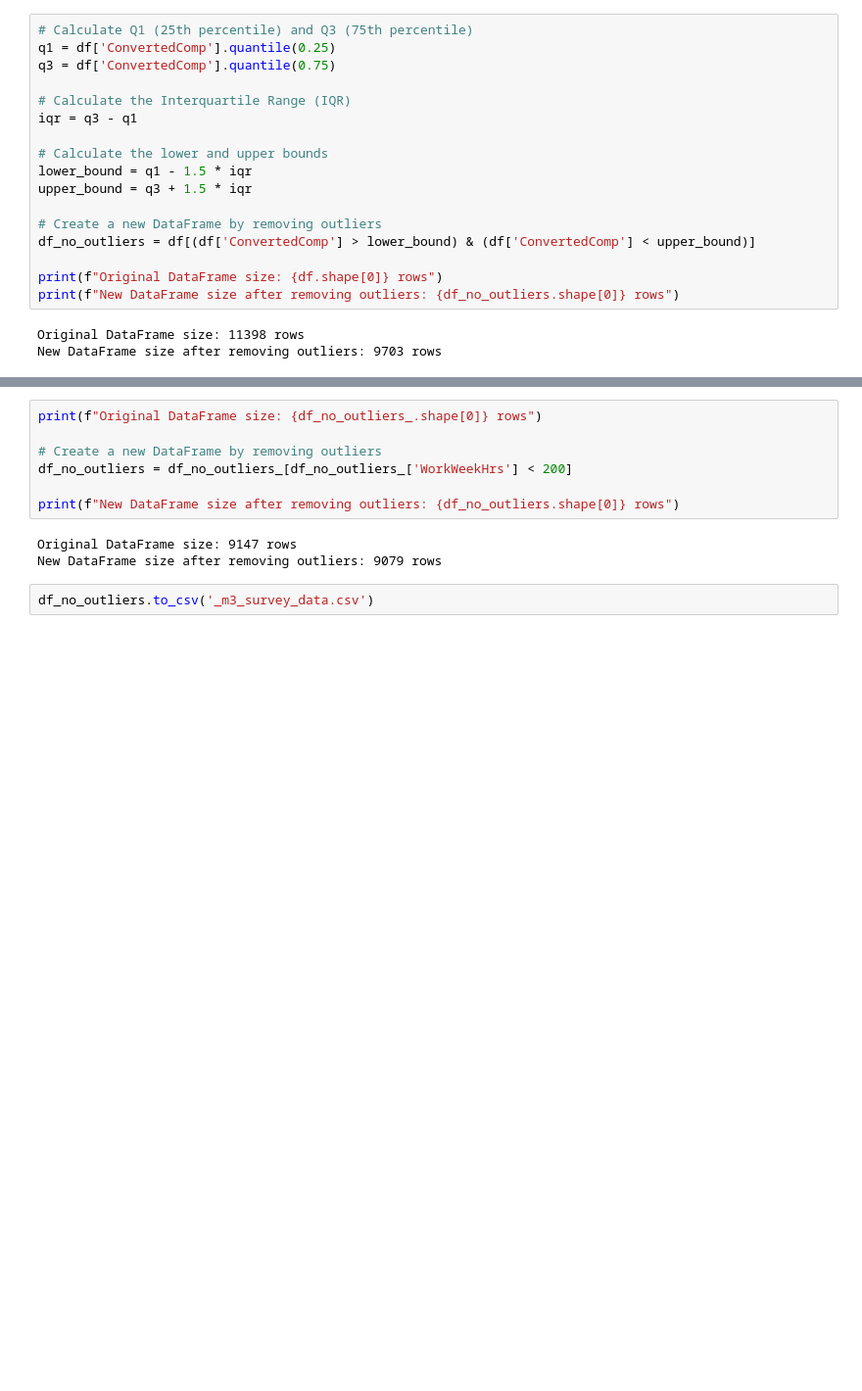
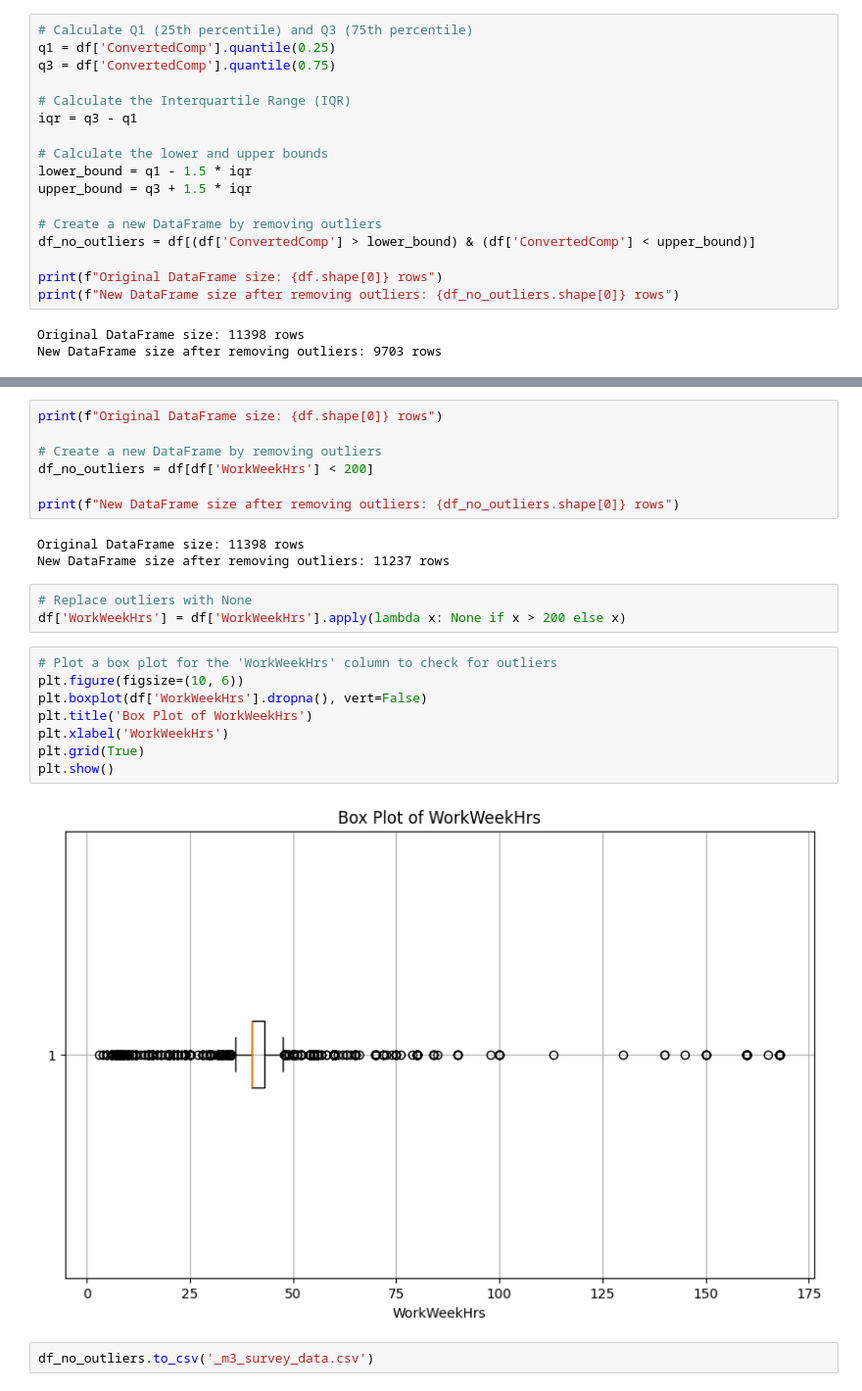
Before and after one commit to Arsiry/ibm-professional-certificates, a Jupyter notebook: data_analyst_capstone_project/_m3_exploratory_data_analysis.ipynb, the cells around one changed output, grey strips where cells are left out. Shown: that part at 98% size. Saved outputs shown, nothing was run; the diff lists cells and outputs as text; blank space fills up the shorter version.

```diff
--- a/data_analyst_capstone_project/_m3_exploratory_data_analysis.ipynb
+++ b/data_analyst_capstone_project/_m3_exploratory_data_analysis.ipynb
@@ -349,13 +365,26 @@ The number of outliers above 200 in the 'WorkWeekHrs' column is: 32
 # %%
-print(f"Original DataFrame size: {df_no_outliers_.shape[0]} rows")
+print(f"Original DataFrame size: {df.shape[0]} rows")
 
 # Create a new DataFrame by removing outliers
-df_no_outliers = df_no_outliers_[df_no_outliers_['WorkWeekHrs'] < 200]
+df_no_outliers = df[df['WorkWeekHrs'] < 200]
 
 print(f"New DataFrame size after removing outliers: {df_no_outliers.shape[0]} rows")
 # %% [output]
-Original DataFrame size: 9147 rows
-New DataFrame size after removing outliers: 9079 rows
+Original DataFrame size: 11398 rows
+New DataFrame size after removing outliers: 11237 rows
+# %%
+# Replace outliers with None
+df['WorkWeekHrs'] = df['WorkWeekHrs'].apply(lambda x: None if x > 200 else x)
+# %%
+# Plot a box plot for the 'WorkWeekHrs' column to check for outliers
+plt.figure(figsize=(10, 6))
+plt.boxplot(df['WorkWeekHrs'].dropna(), vert=False)
+plt.title('Box Plot of WorkWeekHrs')
+plt.xlabel('WorkWeekHrs')
+plt.grid(True)
+plt.show()
+# %% [output]
+[figure, added]
 # %%
 df_no_outliers.to_csv('_m3_survey_data.csv')
 # %% [markdown]
```
Also changed, not shown: parts of 16 cells of this notebook, 9 other files.
